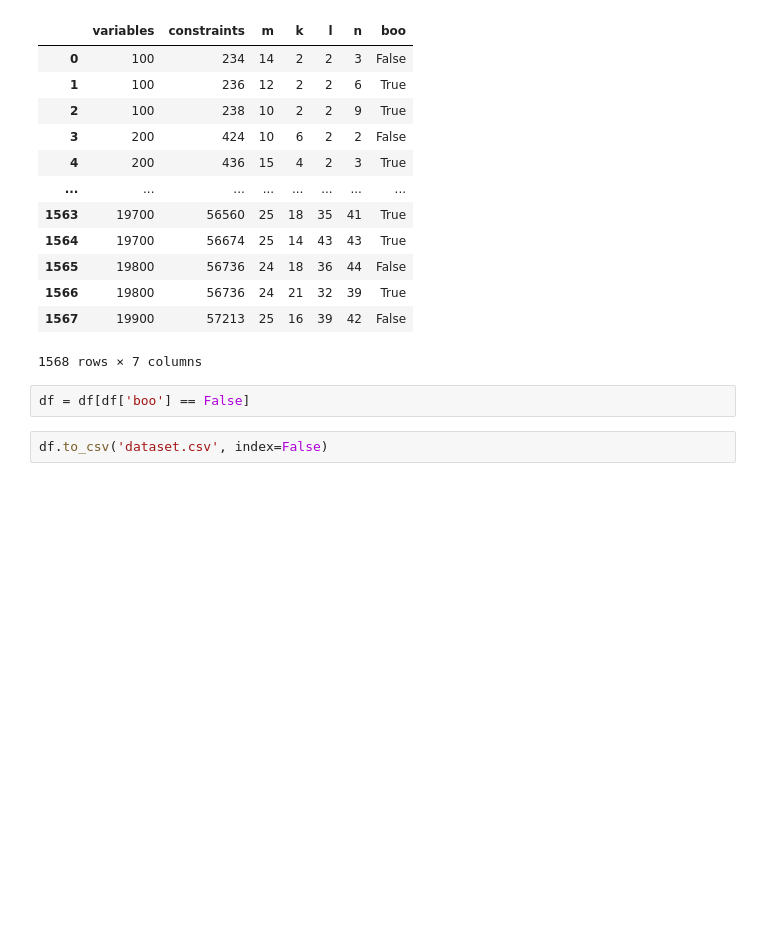
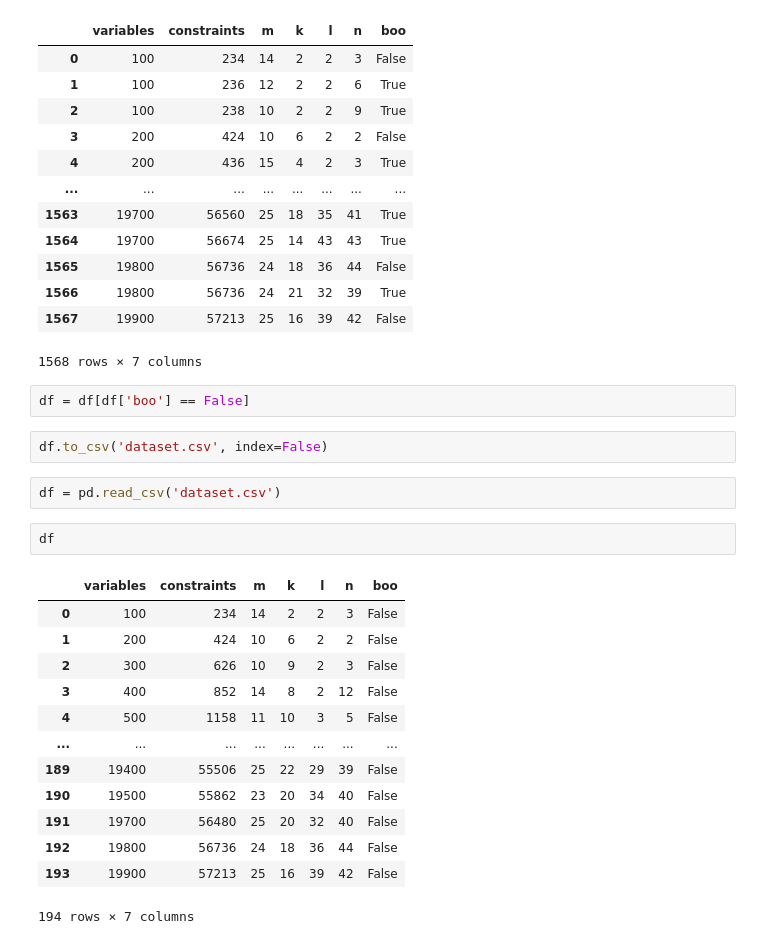
Before and after one commit to Dambr/yewking, a Jupyter notebook: task_description/variables_dataset_prepair.ipynb, the cells around one changed output. Drawn from its saved outputs; the diff is of its cells as text; blank space fills up the shorter version.

```diff
--- a/task_description/variables_dataset_prepair.ipynb
+++ b/task_description/variables_dataset_prepair.ipynb
@@ -245,3 +245,21 @@ df
 df = df[df['boo'] == False]
 # %%
 df.to_csv('dataset.csv', index=False)
+# %%
+df = pd.read_csv('dataset.csv')
+# %%
+df
+# %% [output]
+|  | variables | constraints | m | k | l | n | boo |
+| 0 | 100 | 234 | 14 | 2 | 2 | 3 | False |
+| 1 | 200 | 424 | 10 | 6 | 2 | 2 | False |
+| 2 | 300 | 626 | 10 | 9 | 2 | 3 | False |
+| 3 | 400 | 852 | 14 | 8 | 2 | 12 | False |
+| 4 | 500 | 1158 | 11 | 10 | 3 | 5 | False |
+| ... | ... | ... | ... | ... | ... | ... | ... |
+| 189 | 19400 | 55506 | 25 | 22 | 29 | 39 | False |
+| 190 | 19500 | 55862 | 23 | 20 | 34 | 40 | False |
+| 191 | 19700 | 56480 | 25 | 20 | 32 | 40 | False |
+| 192 | 19800 | 56736 | 24 | 18 | 36 | 44 | False |
+| 193 | 19900 | 57213 | 25 | 16 | 39 | 42 | False |
+194 rows × 7 columns
```
Also changed, not shown: parts of 3 cells of this notebook, 3 other files.
